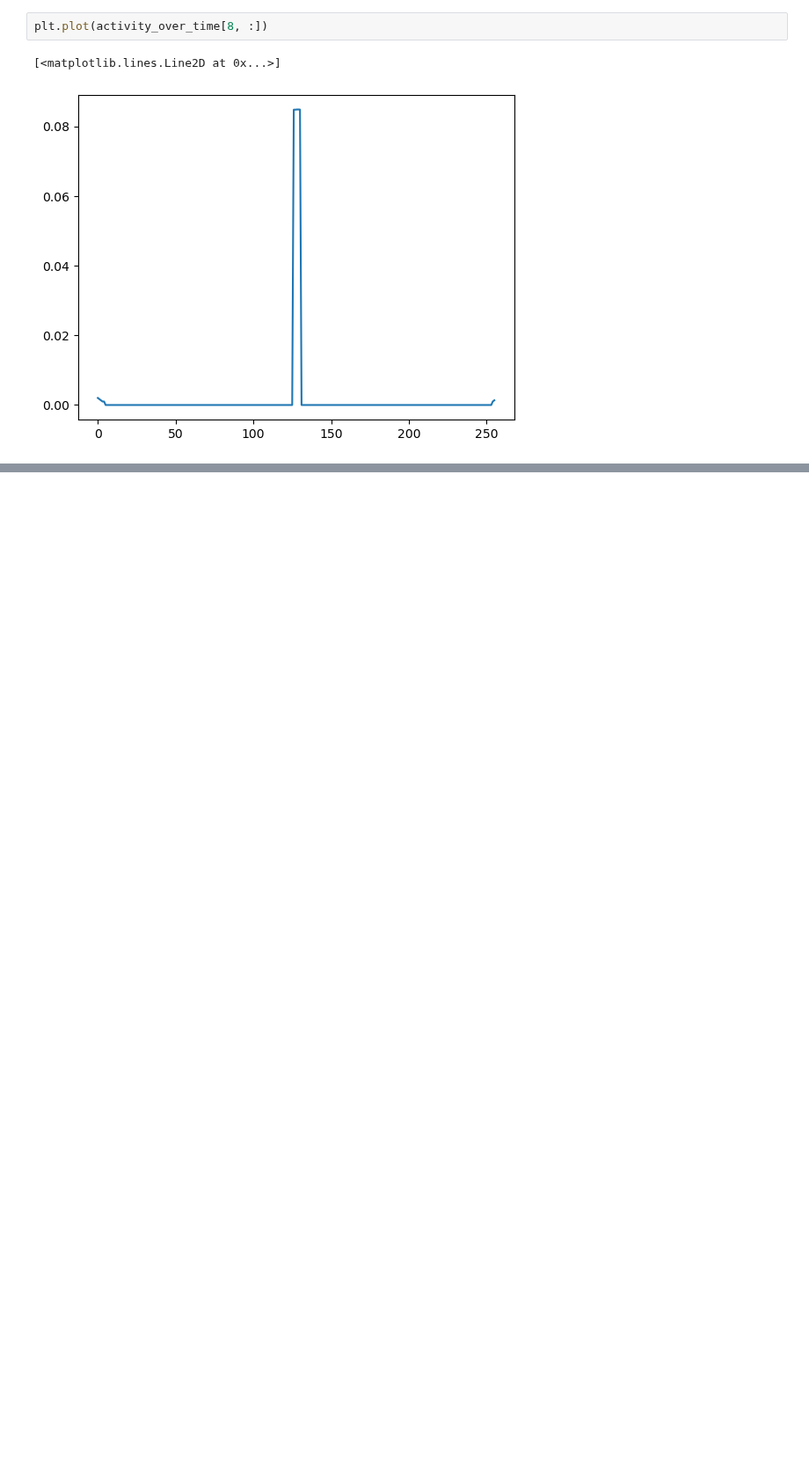
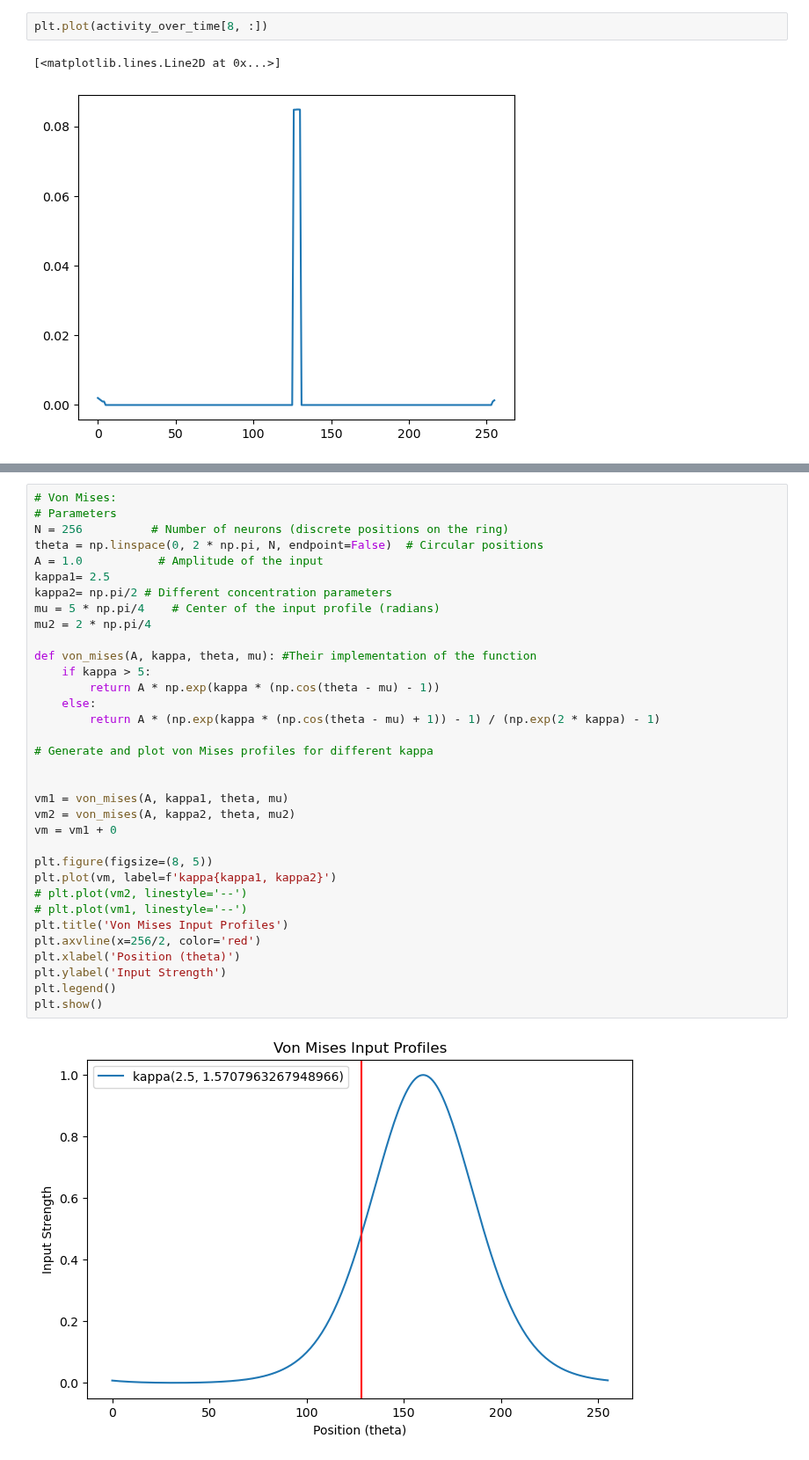
Before and after one commit to CEBangu/RingAttractor, a Jupyter notebook: python_ring/ideation.ipynb, the cells around one changed output, grey strips where cells are left out. Shown at 88% size. Cells and saved outputs as stored; diff of their text form; blank space fills up the shorter version.

Commit message:
von mises

```diff
--- a/python_ring/ideation.ipynb
+++ b/python_ring/ideation.ipynb
@@ -122,0 +135,36 @@ plt.plot(activity_over_time[8, :])
+# %%
+# Von Mises:
+# Parameters
+N = 256          # Number of neurons (discrete positions on the ring)
+theta = np.linspace(0, 2 * np.pi, N, endpoint=False)  # Circular positions
+A = 1.0           # Amplitude of the input
+kappa1= 2.5
+kappa2= np.pi/2 # Different concentration parameters
+mu = 5 * np.pi/4    # Center of the input profile (radians)
+mu2 = 2 * np.pi/4
+
+def von_mises(A, kappa, theta, mu): #Their implementation of the function
+    if kappa > 5:
+        return A * np.exp(kappa * (np.cos(theta - mu) - 1))
+    else:
+        return A * (np.exp(kappa * (np.cos(theta - mu) + 1)) - 1) / (np.exp(2 * kappa) - 1)
+
+# Generate and plot von Mises profiles for different kappa
+
+
+vm1 = von_mises(A, kappa1, theta, mu)
+vm2 = von_mises(A, kappa2, theta, mu2)
+vm = vm1 + 0
+
+plt.figure(figsize=(8, 5))
+plt.plot(vm, label=f'kappa{kappa1, kappa2}')
+# plt.plot(vm2, linestyle='--')
+# plt.plot(vm1, linestyle='--')
+plt.title('Von Mises Input Profiles')
+plt.axvline(x=256/2, color='red')
+plt.xlabel('Position (theta)')
+plt.ylabel('Input Strength')
+plt.legend()
+plt.show()
+# %% [output]
+[figure, added]
```
Also changed, not shown: parts of 3 cells of this notebook.
